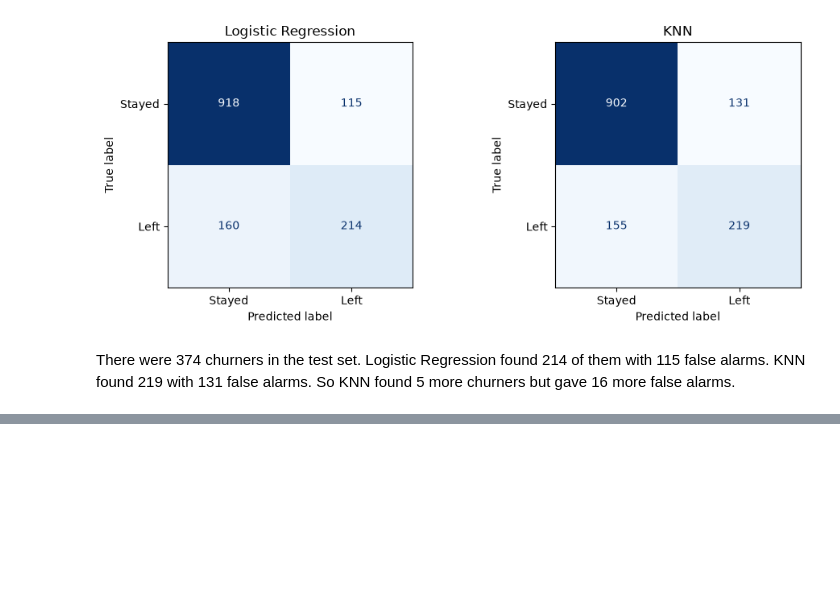
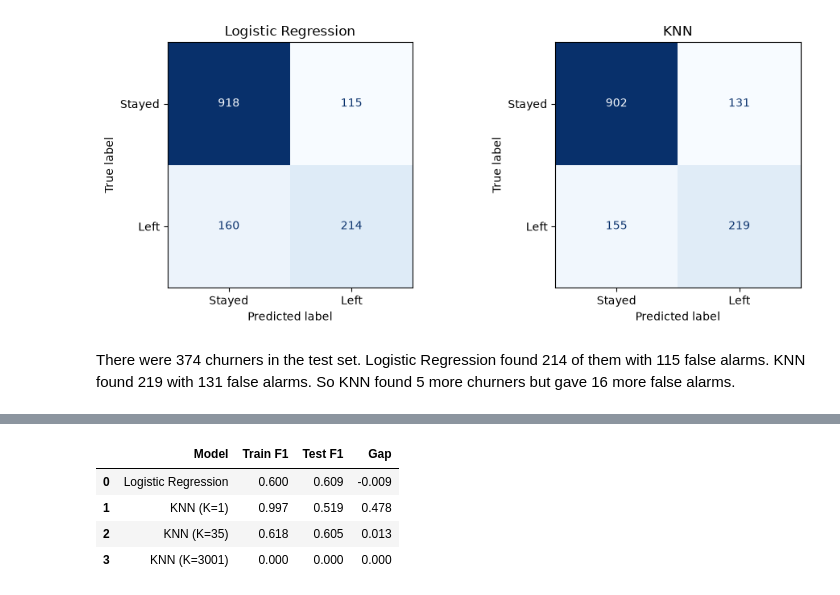
Before and after one commit to FaziOps/Customer_Churn_Prediction_Sys, a Jupyter notebook: churn_prediction.ipynb, the cells around one changed output, grey strips where cells are left out. Drawn from its saved outputs; the diff is of its cells as text; code cells hidden in the pictures; blank space fills up the shorter version.

Commit message:
Add overfitting and underfitting analysis

```diff
--- a/churn_prediction.ipynb
+++ b/churn_prediction.ipynb
@@ -437,0 +448,22 @@ There were 374 churners in the test set. Logistic Regression found 214 of them w
+# %%
+rows = []
+
+for name, model in [
+    ("Logistic Regression", log_reg),
+    ("KNN (K=1)", KNeighborsClassifier(n_neighbors=1).fit(X_train, y_train)),
+    ("KNN (K=" + str(best_k) + ")", knn),
+    ("KNN (K=3001)", KNeighborsClassifier(n_neighbors=3001).fit(X_train, y_train)),
+]:
+    train_f1 = f1_score(y_train, model.predict(X_train))
+    test_f1 = f1_score(y_test, model.predict(X_test))
+    rows.append({"Model": name, "Train F1": train_f1, "Test F1": test_f1, "Gap": train_f1 - test_f1})
+
+fit_table = pd.DataFrame(rows).round(3)
+fit_table.to_csv("outputs/overfitting_check.csv", index=False)
+fit_table
+# %% [output]
+|  | Model | Train F1 | Test F1 | Gap |
+| 0 | Logistic Regression | 0.600 | 0.609 | -0.009 |
+| 1 | KNN (K=1) | 0.997 | 0.519 | 0.478 |
+| 2 | KNN (K=35) | 0.618 | 0.605 | 0.013 |
+| 3 | KNN (K=3001) | 0.000 | 0.000 | 0.000 |
```
Also changed, not shown: parts of 2 cells of this notebook, 1 other file.
